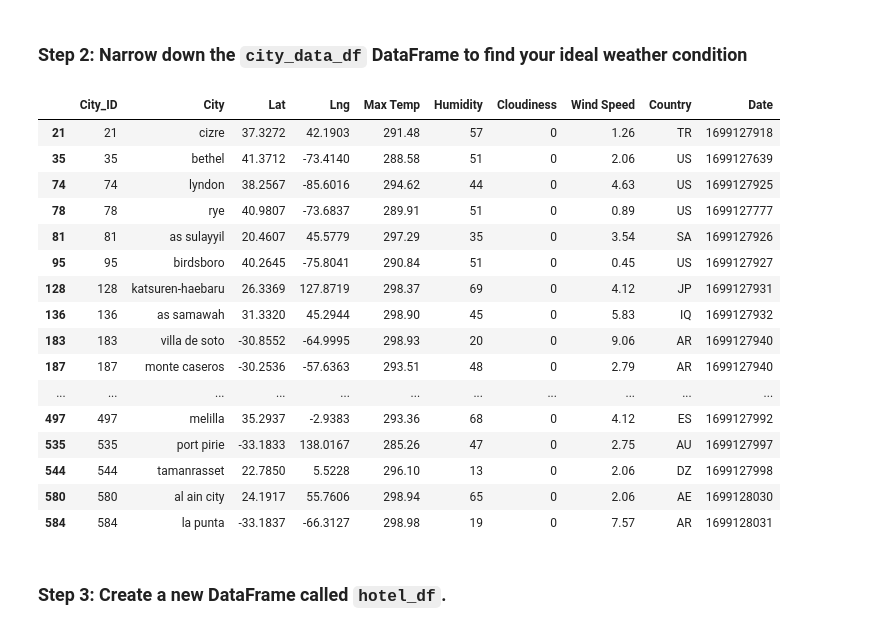
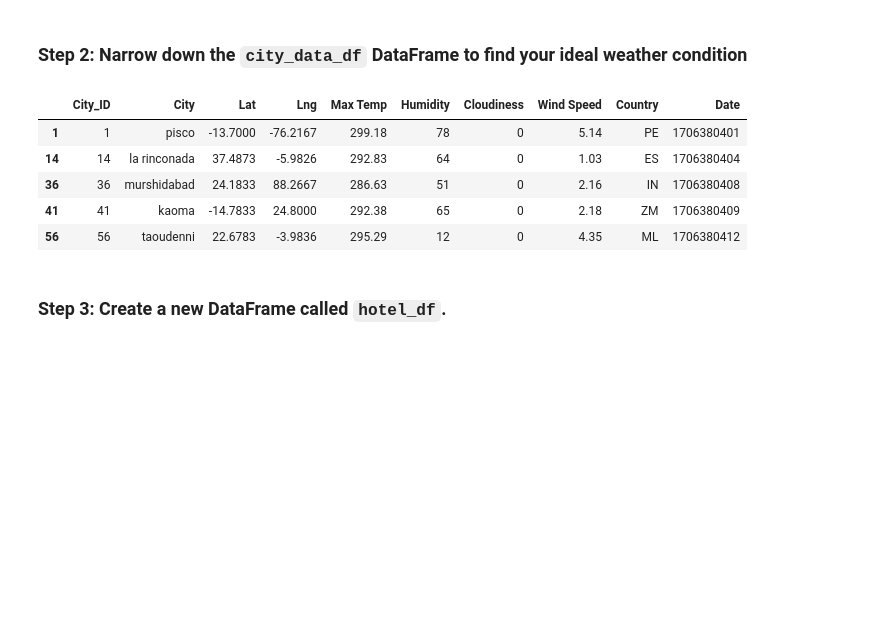
Before and after one commit to damiencrim/World_Weather_Analysis, a Jupyter notebook: VacationPy.ipynb, the cells around one changed output. Drawn from its saved outputs; the diff is of its cells as text; code cells hidden in the pictures; blank space fills up the shorter version.

```diff
--- a/VacationPy.ipynb
+++ b/VacationPy.ipynb
@@ -15,7 +15,7 @@ warnings.filterwarnings("ignore")
 from api_keys import geoapify_key
 # %%
 # Load the CSV file created in Part 1 into a Pandas DataFrame
-city_data_df = pd.read_csv("/Users/damiensmac/Desktop/API Challenge/python_api_challenge/output_data")
+city_data_df = pd.read_csv("../World_Weather_Analysis/output_data")
 
 # Display sample data
 city_data_df.head()
@@ -55,41 +55,30 @@ map_plot
 ### Step 2: Narrow down the `city_data_df` DataFrame to find your ideal weather condition
 # %%
 # Narrow down cities that fit criteria and drop any results with null values
-# YOUR CODE HERE
+
 # Set parameters for Temp
 city_data_df = city_data_df.loc[(city_data_df["Max Temp"] <300) & (city_data_df["Max Temp"] >250)]
 
 # Set parameters for cloudiness
 city_data_df = city_data_df.loc[(city_data_df["Cloudiness"] == 0)]
 
 # Set parameters for Humidity
 city_data_df = city_data_df.loc[(city_data_df["Humidity"] < 80)]
 
 # Drop any rows with null values
-# YOUR CODE HERE
+
 city_data_df = city_data_df.dropna()
 
 # Display sample data
-# YOUR CODE HERE
-city_data_df
+
+city_data_df.head()
 # %% [output]
 |  | City_ID | City | Lat | Lng | Max Temp | Humidity | Cloudiness | Wind Speed | Country | Date |
-| 21 | 21 | cizre | 37.3272 | 42.1903 | 291.48 | 57 | 0 | 1.26 | TR | 1699127918 |
-| 35 | 35 | bethel | 41.3712 | -73.4140 | 288.58 | 51 | 0 | 2.06 | US | 1699127639 |
-| 74 | 74 | lyndon | 38.2567 | -85.6016 | 294.62 | 44 | 0 | 4.63 | US | 1699127925 |
-| 78 | 78 | rye | 40.9807 | -73.6837 | 289.91 | 51 | 0 | 0.89 | US | 1699127777 |
-| 81 | 81 | as sulayyil | 20.4607 | 45.5779 | 297.29 | 35 | 0 | 3.54 | SA | 1699127926 |
-| 95 | 95 | birdsboro | 40.2645 | -75.8041 | 290.84 | 51 | 0 | 0.45 | US | 1699127927 |
-| 128 | 128 | katsuren-haebaru | 26.3369 | 127.8719 | 298.37 | 69 | 0 | 4.12 | JP | 1699127931 |
-| 136 | 136 | as samawah | 31.3320 | 45.2944 | 298.90 | 45 | 0 | 5.83 | IQ | 1699127932 |
-| 183 | 183 | villa de soto | -30.8552 | -64.9995 | 298.93 | 20 | 0 | 9.06 | AR | 1699127940 |
-| 187 | 187 | monte caseros | -30.2536 | -57.6363 | 293.51 | 48 | 0 | 2.79 | AR | 1699127940 |
-| ... | ... | ... | ... | ... | ... | ... | ... | ... | ... | ... |
-| 497 | 497 | melilla | 35.2937 | -2.9383 | 293.36 | 68 | 0 | 4.12 | ES | 1699127992 |
-| 535 | 535 | port pirie | -33.1833 | 138.0167 | 285.26 | 47 | 0 | 2.75 | AU | 1699127997 |
-| 544 | 544 | tamanrasset | 22.7850 | 5.5228 | 296.10 | 13 | 0 | 2.06 | DZ | 1699127998 |
-| 580 | 580 | al ain city | 24.1917 | 55.7606 | 298.94 | 65 | 0 | 2.06 | AE | 1699128030 |
-| 584 | 584 | la punta | -33.1837 | -66.3127 | 298.98 | 19 | 0 | 7.57 | AR | 1699128031 |
+| 1 | 1 | pisco | -13.7000 | -76.2167 | 299.18 | 78 | 0 | 5.14 | PE | 1706380401 |
+| 14 | 14 | la rinconada | 37.4873 | -5.9826 | 292.83 | 64 | 0 | 1.03 | ES | 1706380404 |
+| 36 | 36 | murshidabad | 24.1833 | 88.2667 | 286.63 | 51 | 0 | 2.16 | IN | 1706380408 |
+| 41 | 41 | kaoma | -14.7833 | 24.8000 | 292.38 | 65 | 0 | 2.18 | ZM | 1706380409 |
+| 56 | 56 | taoudenni | 22.6783 | -3.9836 | 295.29 | 12 | 0 | 4.35 | ML | 1706380412 |
 # %% [markdown]
 ### Step 3: Create a new DataFrame called `hotel_df`.
 # %%
```
Also changed, not shown: parts of 5 cells of this notebook, 2 other files.
